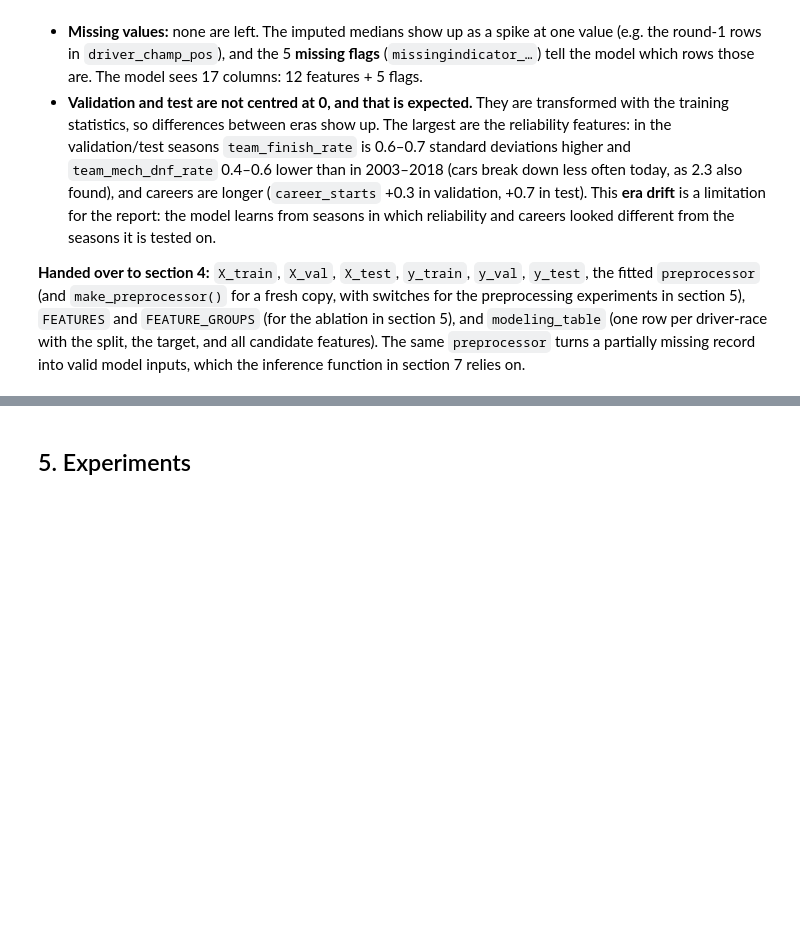
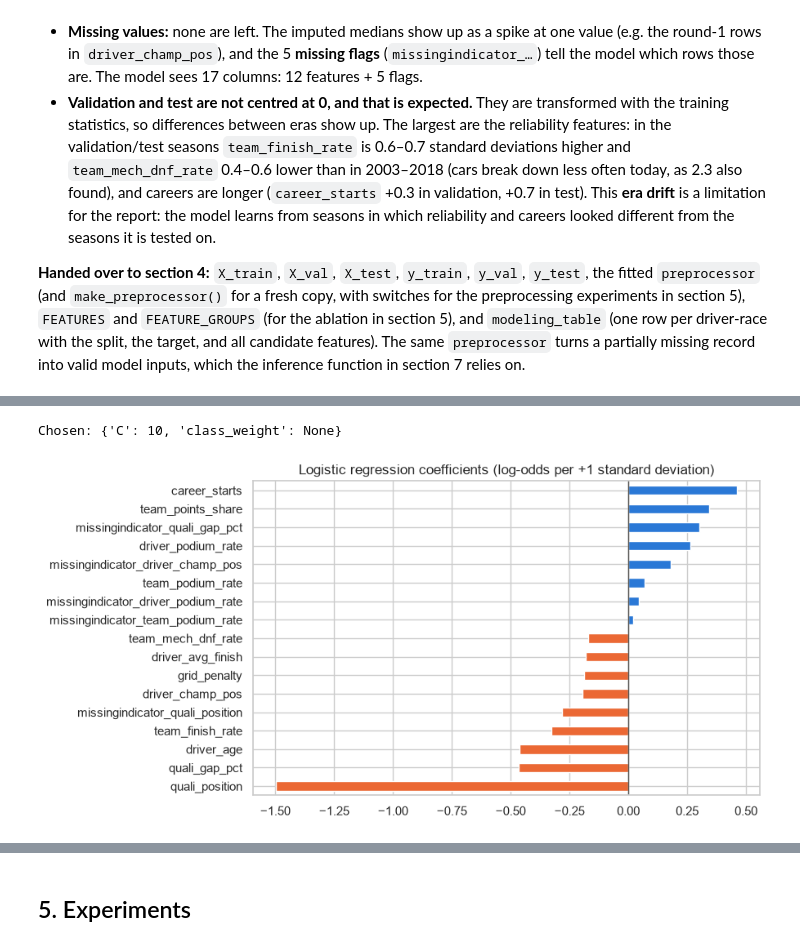
Before and after one commit to Seif2005/ACL2-Project, a Jupyter notebook: Main.ipynb, the cells around one changed output, grey strips where cells are left out. Drawn from its saved outputs; the diff is of its cells as text; code cells hidden in the pictures; blank space fills up the shorter version.

```diff
--- a/Main.ipynb
+++ b/Main.ipynb
@@ -3076,0 +3233,14 @@ valid model inputs, which the inference function in section 7 relies on.
+# %%
+LR_PARAMS = LR_GRID[lr_results["validation PR-AUC"].idxmax()]   # the setting with the best validation PR-AUC
+logistic = LogisticRegression(max_iter=1000, **LR_PARAMS).fit(X_train, y_train)
+print("Chosen:", LR_PARAMS)
+
+# Coefficients on standardised inputs: the change in log-odds for +1 standard deviation of the feature
+coefficients = pd.Series(logistic.coef_[0], index=X_train.columns).sort_values()
+ax = coefficients.plot.barh(figsize=(8, 5), color=["#eb6834" if c < 0 else "#2a78d6" for c in coefficients])
+ax.set_title("Logistic regression coefficients (log-odds per +1 standard deviation)")
+ax.axvline(0, color="#52514e", linewidth=1)
+plt.show()
+# %% [output]
+Chosen: {'C': 10, 'class_weight': None}
+[figure, added]
```
Also changed, not shown: parts of 61 cells of this notebook.
